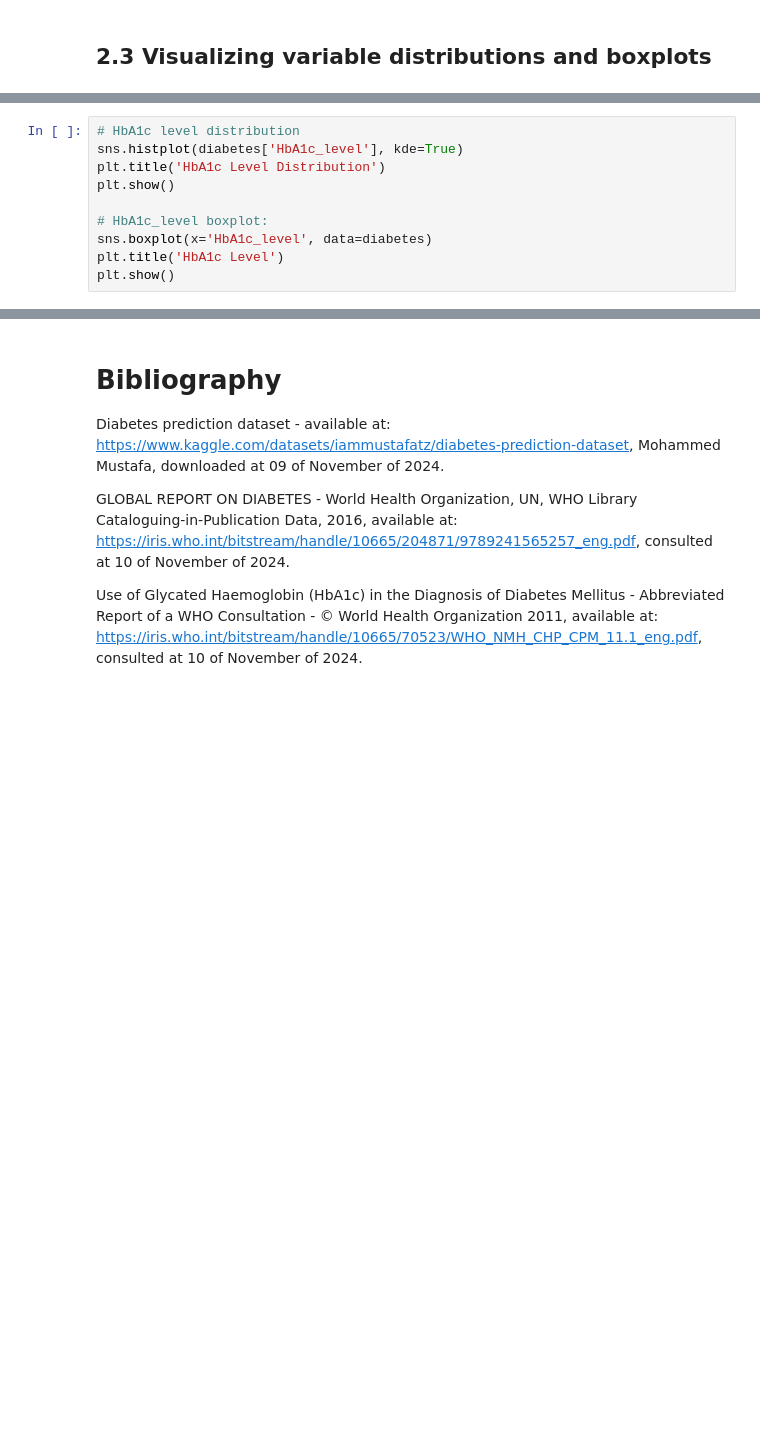
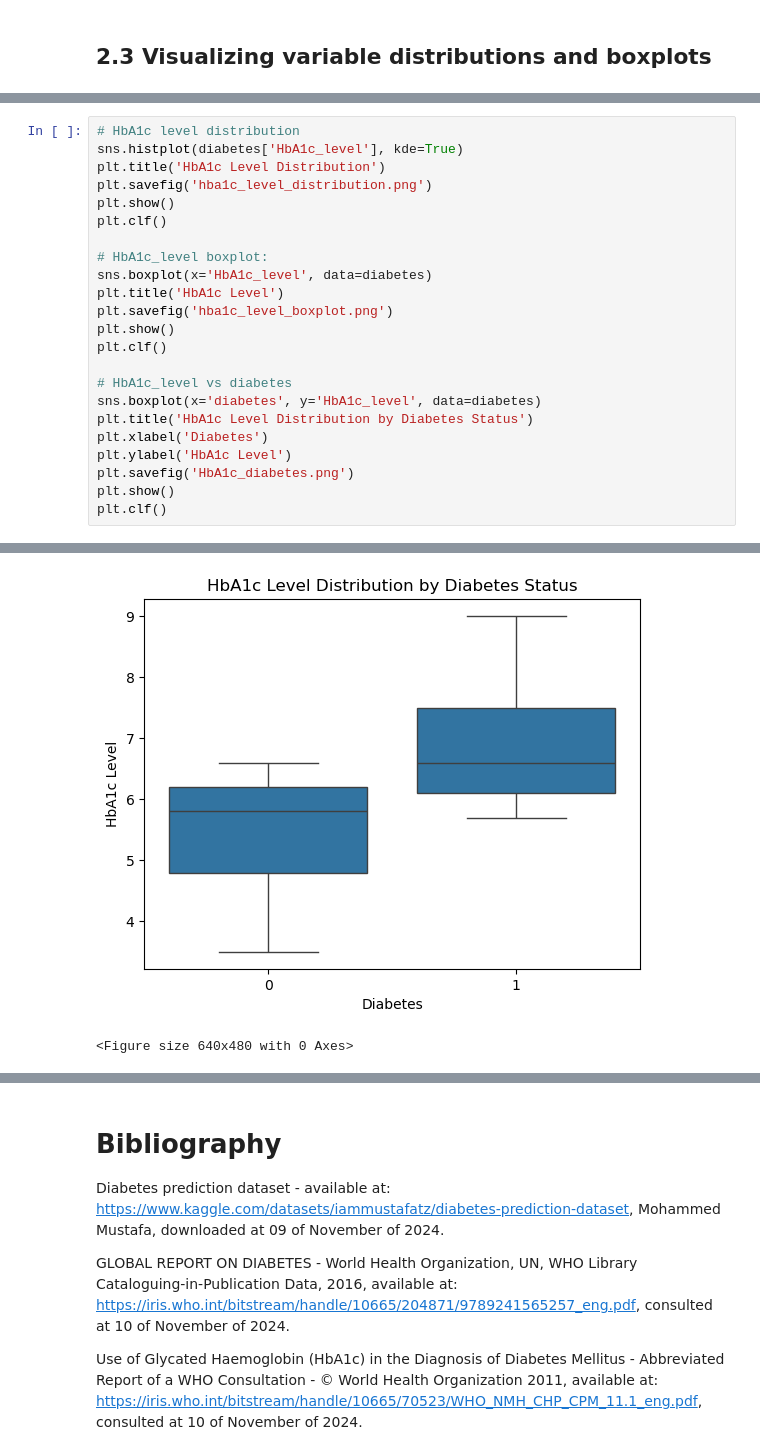
Before and after one commit to AndreRibeiro879/Codecademy_Learning_Portfolio_Projects, a Jupyter notebook: 02_ANALYZE_DATA_PORT_PROJ/ANALYZE_DATA_PORT_PROJ.ipynb, the cells around one changed output, grey strips where cells are left out. Saved outputs shown, nothing was run; the diff lists cells and outputs as text; blank space fills up the shorter version.

```diff
--- a/02_ANALYZE_DATA_PORT_PROJ/ANALYZE_DATA_PORT_PROJ.ipynb
+++ b/02_ANALYZE_DATA_PORT_PROJ/ANALYZE_DATA_PORT_PROJ.ipynb
@@ -258,14 +279,29 @@ plt.show()
 # %%
 # HbA1c level distribution
 sns.histplot(diabetes['HbA1c_level'], kde=True)
 plt.title('HbA1c Level Distribution')
+plt.savefig('hba1c_level_distribution.png')
 plt.show()
+plt.clf()
 
 # HbA1c_level boxplot:
 sns.boxplot(x='HbA1c_level', data=diabetes)
 plt.title('HbA1c Level')
+plt.savefig('hba1c_level_boxplot.png')
 plt.show()
+plt.clf()
+
+# HbA1c_level vs diabetes
+sns.boxplot(x='diabetes', y='HbA1c_level', data=diabetes)
+plt.title('HbA1c Level Distribution by Diabetes Status')
+plt.xlabel('Diabetes')
+plt.ylabel('HbA1c Level')
+plt.savefig('HbA1c_diabetes.png')
+plt.show()
+plt.clf()
 # %% [output]
 [figure]
 [figure]
+[figure, added]
+<Figure size 640x480 with 0 Axes>
 # %%
```
Also changed, not shown: parts of 21 cells of this notebook.
